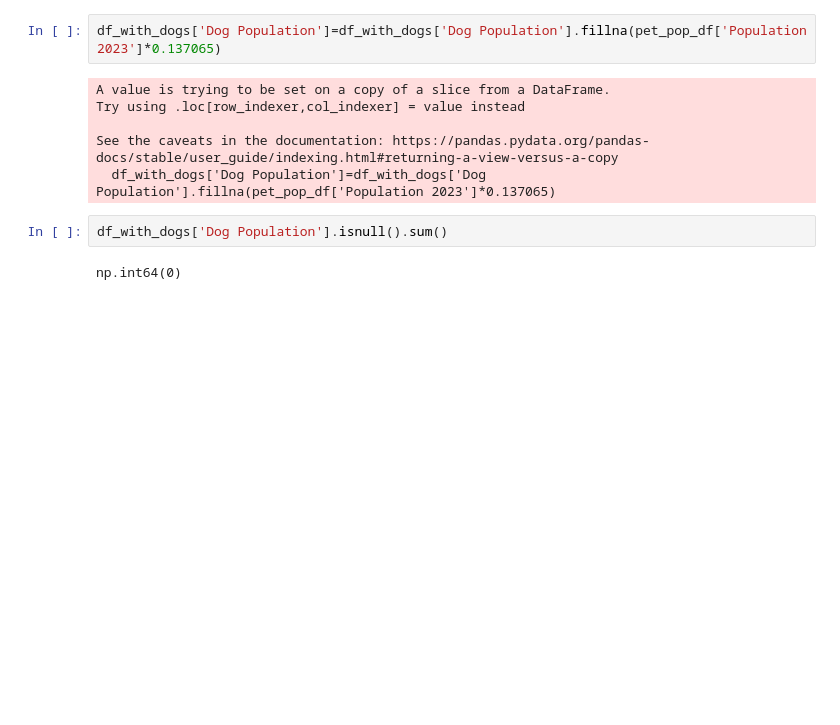
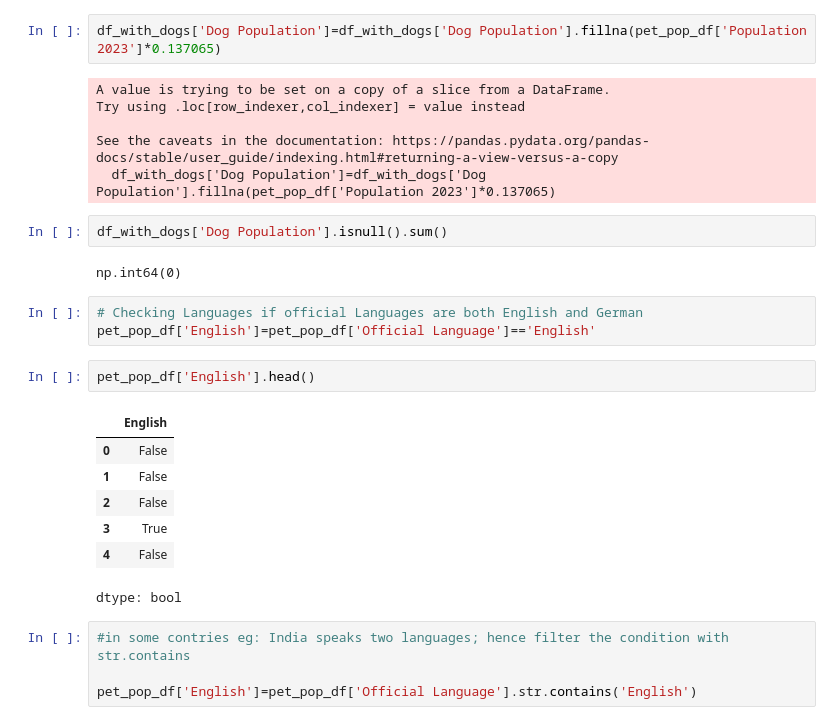
Before and after one commit to priyankaprakasan/Data-I-O-and-Preprocessing-with-Python-and-SQL, a Jupyter notebook: DataPreprocessing_Module1.ipynb, the cells around one changed output. Drawn from its saved outputs; the diff is of its cells as text; blank space fills up the shorter version.

```diff
--- a/DataPreprocessing_Module1.ipynb
+++ b/DataPreprocessing_Module1.ipynb
@@ -182,3 +184,20 @@ See the caveats in the documentation: https://pandas.pydata.org/pandas-docs/stab
 df_with_dogs['Dog Population'].isnull().sum()
 # %% [output]
 np.int64(0)
+# %%
+# Checking Languages if official Languages are both English and German
+pet_pop_df['English']=pet_pop_df['Official Language']=='English'
+# %%
+pet_pop_df['English'].head()
+# %% [output]
+|  | English |
+| 0 | False |
+| 1 | False |
+| 2 | False |
+| 3 | True |
+| 4 | False |
+dtype: bool
+# %%
+#in some contries eg: India speaks two languages; hence filter the condition with str.contains
+
+pet_pop_df['English']=pet_pop_df['Official Language'].str.contains('English')
```
Also changed, not shown: parts of 15 cells of this notebook.
